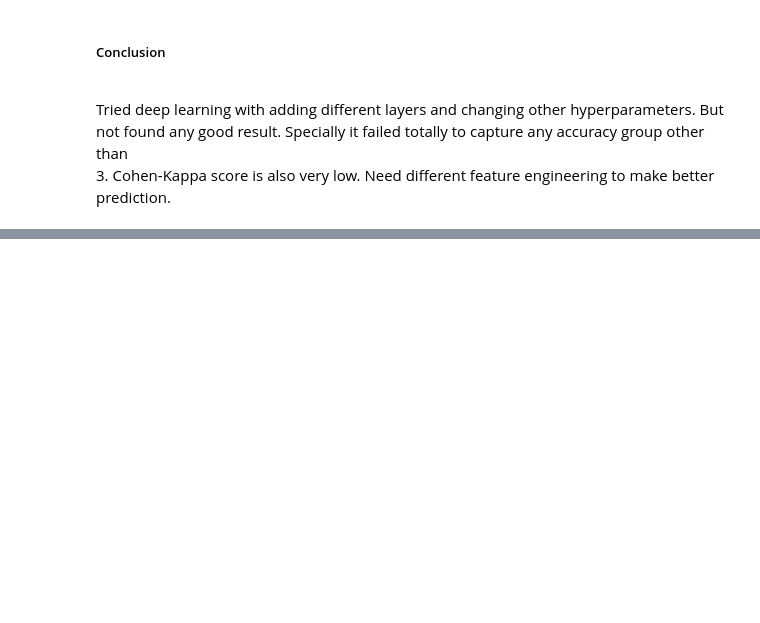
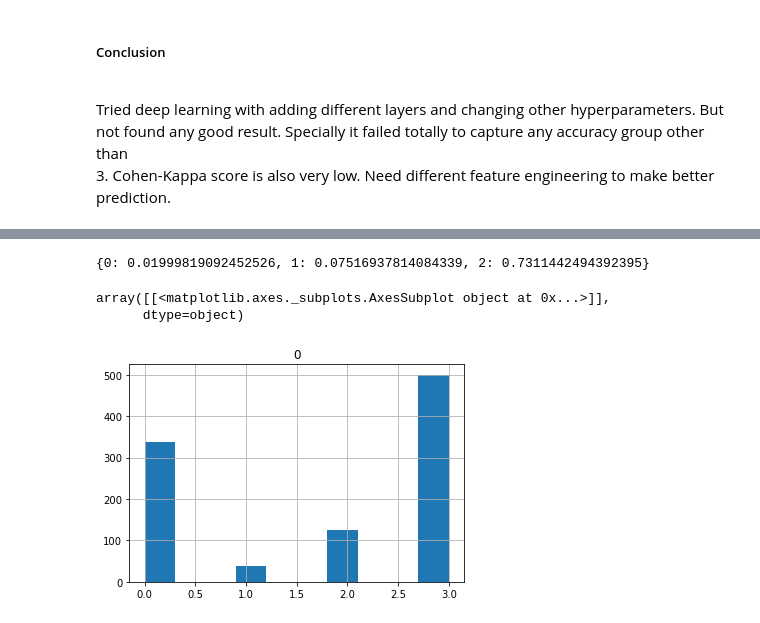
Before and after one commit to krishanubanerjee/2019-Kaggle-Bowl, a Jupyter notebook: 2019_kaggle_bowl_version_1.ipynb, the cells around one changed output, grey strips where cells are left out. Drawn from its saved outputs; the diff is of its cells as text; code cells hidden in the pictures; blank space fills up the shorter version.

```diff
--- a/2019_kaggle_bowl_version_1.ipynb
+++ b/2019_kaggle_bowl_version_1.ipynb
@@ -911,0 +1025,30 @@ array([[<matplotlib.axes._subplots.AxesSubplot object at 0x...>]],
+# %%
+dist = Counter(reduce_train['accuracy_group'])
+for k in dist:
+    dist[k] /= len(reduce_train)
+#reduce_train['accuracy_group'].hist()
+
+preds=list(test_pred)
+acum = 0
+bound = {}
+for i in range(3):
+    acum += dist[i]
+    bound[i] = np.percentile(preds, acum * 100)
+print(bound)
+def classify(x):
+    if x <= bound[0]:
+        return 0
+    elif x <= bound[1]:
+        return 1
+    elif x <= bound[2]:
+        return 2
+    else:
+        return 3
+
+test_class = list(map(classify, preds))
+pd.DataFrame(list(test_class)).hist()
+# %% [output]
+{0: 0.01999819092452526, 1: 0.07516937814084339, 2: 0.7311442494392395}
+array([[<matplotlib.axes._subplots.AxesSubplot object at 0x...>]],
+      dtype=object)
+[figure, added]
```
Also changed, not shown: parts of 8 cells of this notebook.
